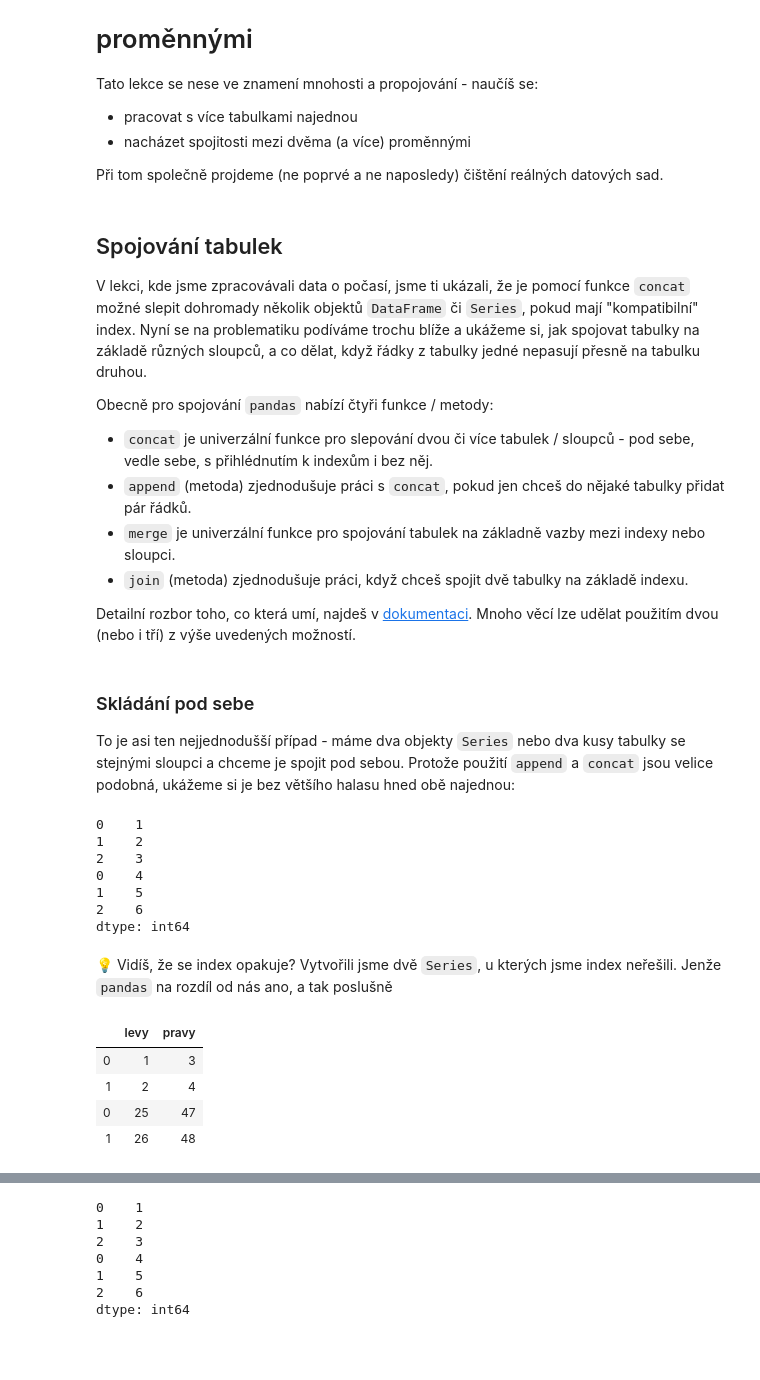
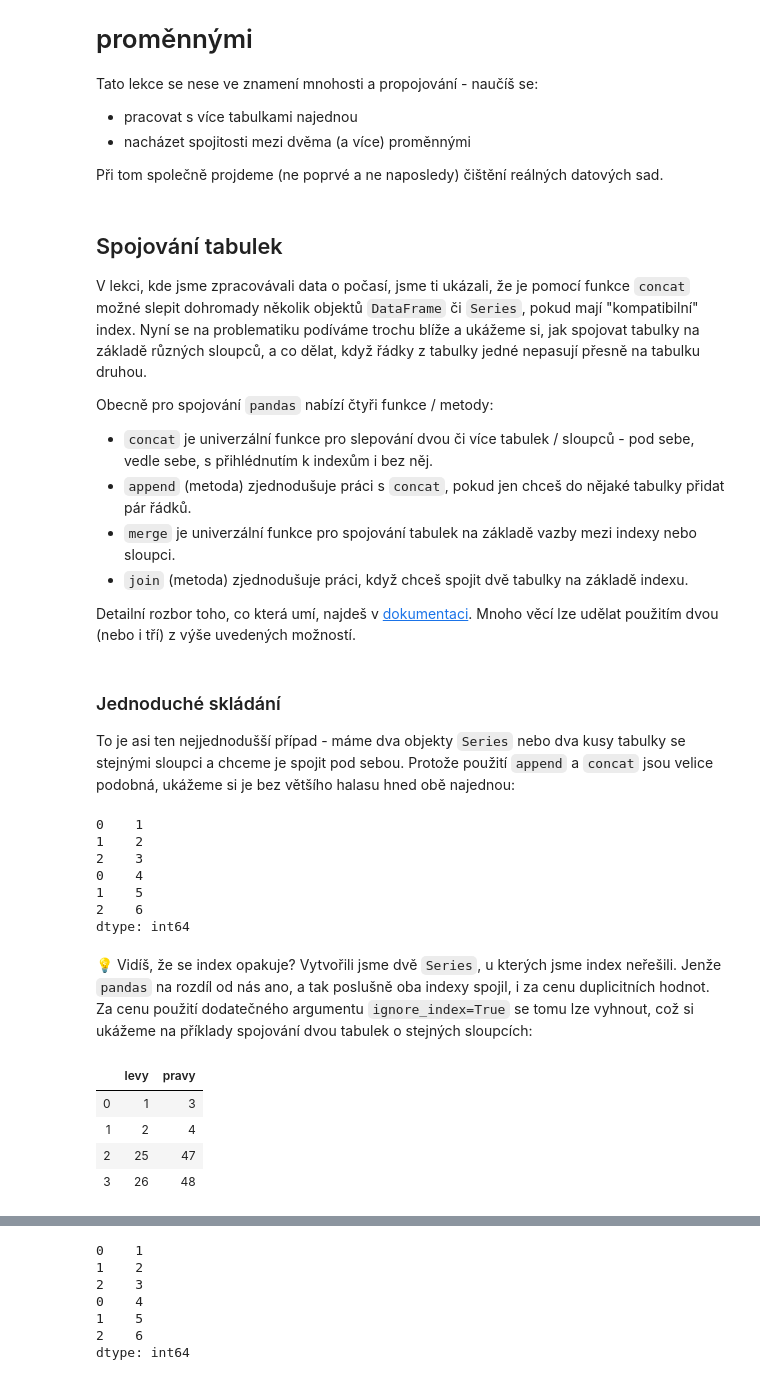
Before and after one commit to janpipek/naucse.python.cz, a Jupyter notebook: lessons/pydata/pandas_correlations/index.ipynb, the cells around one changed output, grey strips where cells are left out. Cells and saved outputs as stored; diff of their text form; code cells hidden in the pictures; blank space fills up the shorter version.

```diff
--- a/lessons/pydata/pandas_correlations/index.ipynb
+++ b/lessons/pydata/pandas_correlations/index.ipynb
@@ -23,13 +23,13 @@ Obecně pro spojování `pandas` nabízí čtyři funkce / metody:
 
 - `concat` je univerzální funkce pro slepování dvou či více tabulek / sloupců - pod sebe, vedle sebe, s přihlédnutím k indexům i bez něj.
 - `append` (metoda) zjednodušuje práci s `concat`, pokud jen chceš do nějaké tabulky přidat pár řádků.
-- `merge` je univerzální funkce pro spojování tabulek na základně vazby mezi indexy nebo sloupci.
+- `merge` je univerzální funkce pro spojování tabulek na základě vazby mezi indexy nebo sloupci.
 - `join` (metoda) zjednodušuje práci, když chceš spojit dvě tabulky na základě indexu.
 
 Detailní rozbor toho, co která umí, najdeš v [dokumentaci](https://pandas.pydata.org/pandas-docs/stable/user_guide/merging.html). Mnoho věcí lze udělat použitím dvou (nebo i tří) z výše
 uvedených možností.
 # %% [markdown]
-### Skládání pod sebe
+### Jednoduché skládání
 
 To je asi ten nejjednodušší případ - máme dva objekty `Series` nebo dva kusy tabulky se stejnými sloupci a chceme je spojit pod sebou. Protože použití `append` a `concat` jsou velice podobná, ukážeme si je bez většího halasu hned obě najednou:
 # %%
@@ -46,20 +46,20 @@ a.append(b)
 2    6
 dtype: int64
 # %% [markdown]
-💡 Vidíš, že se index opakuje? Vytvořili jsme dvě `Series`, u kterých jsme index neřešili. Jenže `pandas` na rozdíl od nás ano, a tak poslušně
+💡 Vidíš, že se index opakuje? Vytvořili jsme dvě `Series`, u kterých jsme index neřešili. Jenže `pandas` na rozdíl od nás ano, a tak poslušně oba indexy spojil, i za cenu duplicitních hodnot. Za cenu použití dodatečného argumentu `ignore_index=True` se tomu lze vyhnout, což si ukážeme na příklady spojování dvou tabulek o stejných sloupcích:
 # %%
 df1 = pd.DataFrame({
     "levy": [1, 2],
     "pravy": [3, 4]
 })
 df2 = pd.DataFrame({
     "levy": [25, 26],
     "pravy": [47, 48]
 })
-df1.append(df2)
+df1.append(df2, ignore_index=True)
 # %% [output]
 |  | levy | pravy |
 | 0 | 1 | 3 |
 | 1 | 2 | 4 |
-| 0 | 25 | 47 |
-| 1 | 26 | 48 |
+| 2 | 25 | 47 |
+| 3 | 26 | 48 |
```
Also changed, not shown: parts of 30 cells of this notebook.
